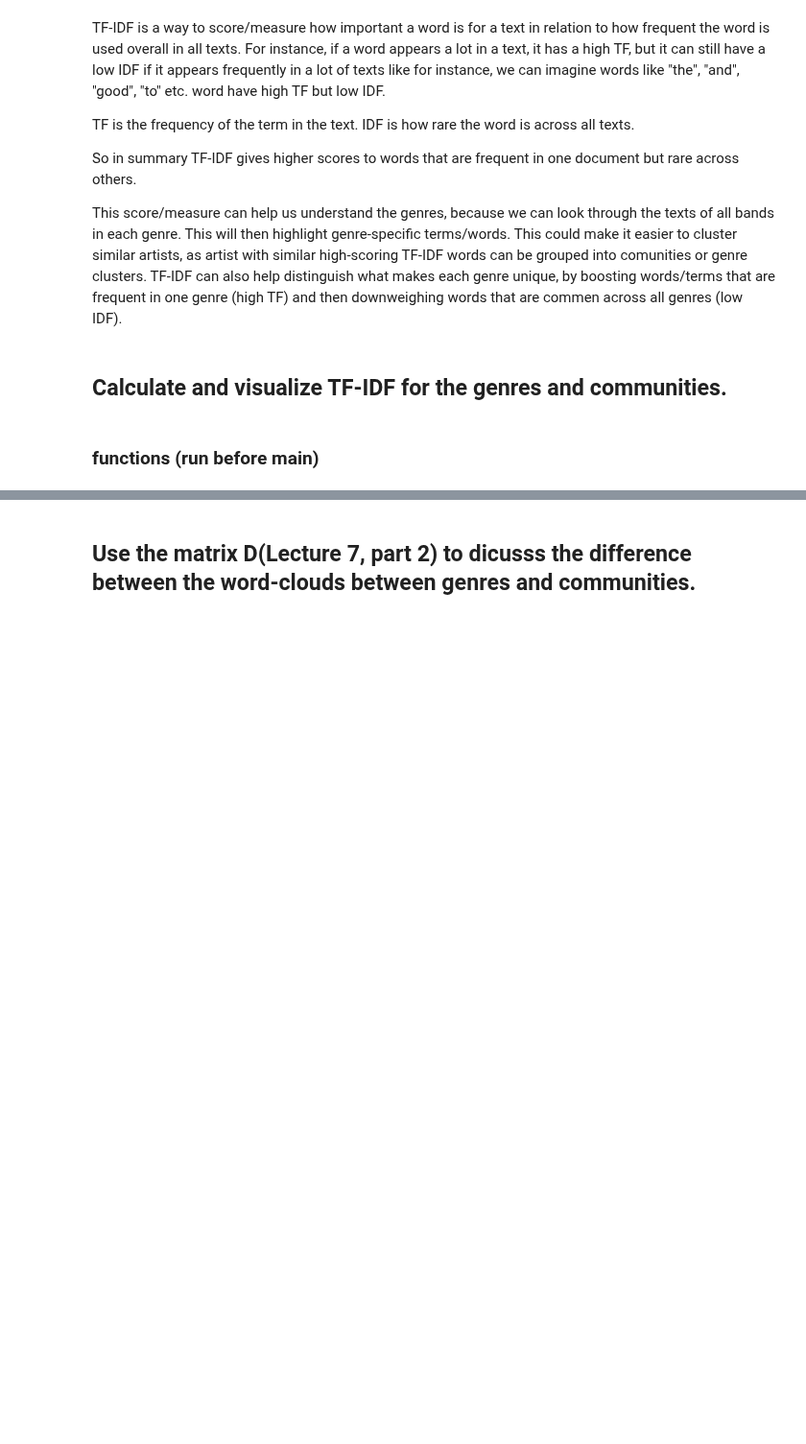
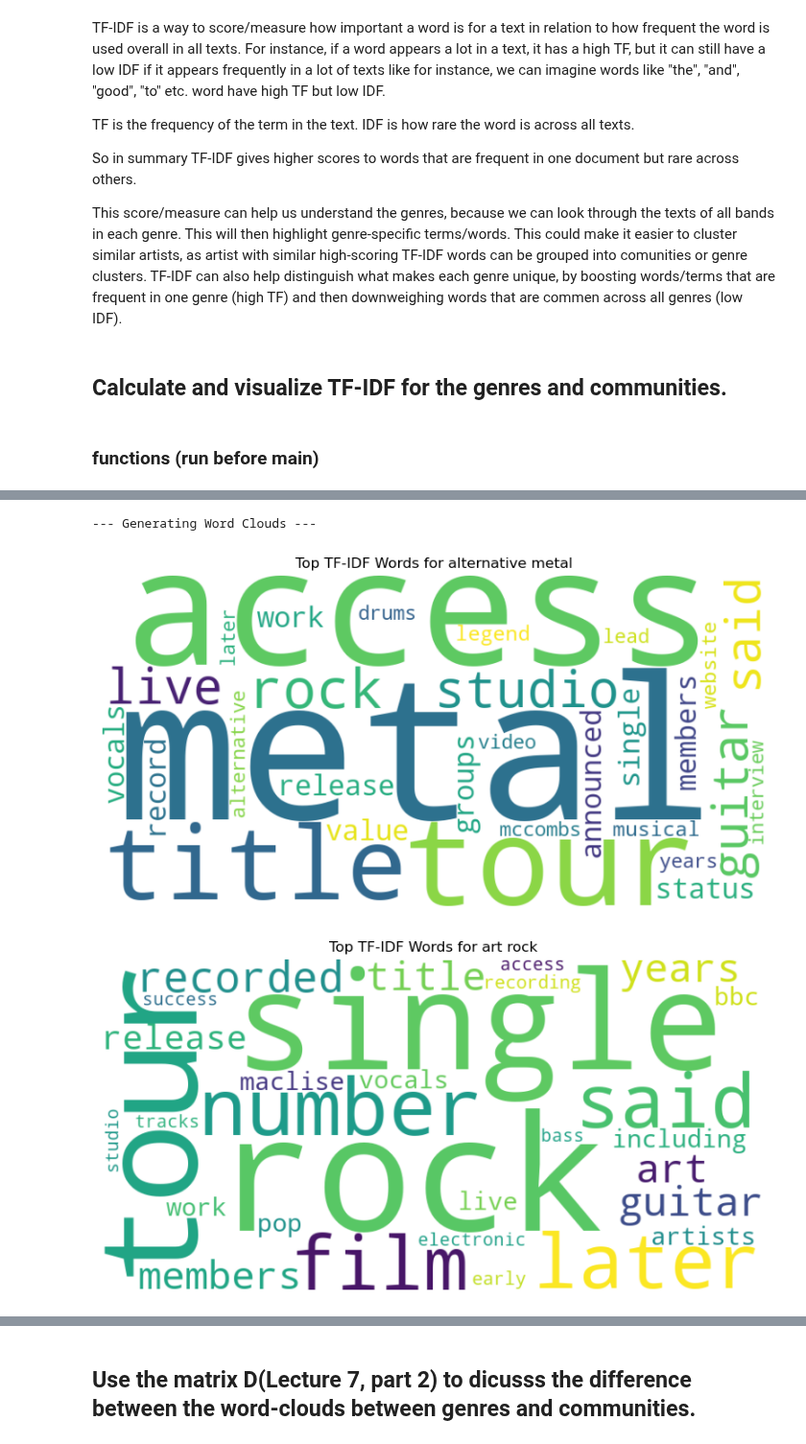
Before and after one commit to noanorgaard/SocialGraphs, a Jupyter notebook: Assignment2/Part3.ipynb, the cells around one changed output, grey strips where cells are left out. Shown at 96% size. Saved outputs shown, nothing was run; the diff lists cells and outputs as text; code cells hidden in the pictures; blank space fills up the shorter version.

```diff
--- a/Assignment2/Part3.ipynb
+++ b/Assignment2/Part3.ipynb
@@ -259,9 +601,5 @@ genre_communities = create_genre_partition(graph)
 aggregated_texts = aggregate_texts_by_genre(genre_communities, PATH_TO_BANDS_FOLDER)
 
 # Perform TF-IDF
-top_terms = perform_tfidf_analysis(aggregated_texts)
-
-# Visualize
-display_top_terms(top_terms, num_genres_to_show=20)
-generate_word_clouds(top_terms, num_genres_to_show=20)
+top_terms = perform_tfidf_analysis(aggregated_texts, N_words = 30)
 # %% [output]
@@ -296,0 +631,6 @@ nme (0.31), number (0.24), single (0.22), work (0.20), access (0.18), vocals (0.
+# %%
+generate_word_clouds(top_terms, num_genres_to_show=3)
+# %% [output]
+--- Generating Word Clouds ---
+[figure, added]
+[figure, added]
```
Also changed, not shown: parts of 13 cells of this notebook.
